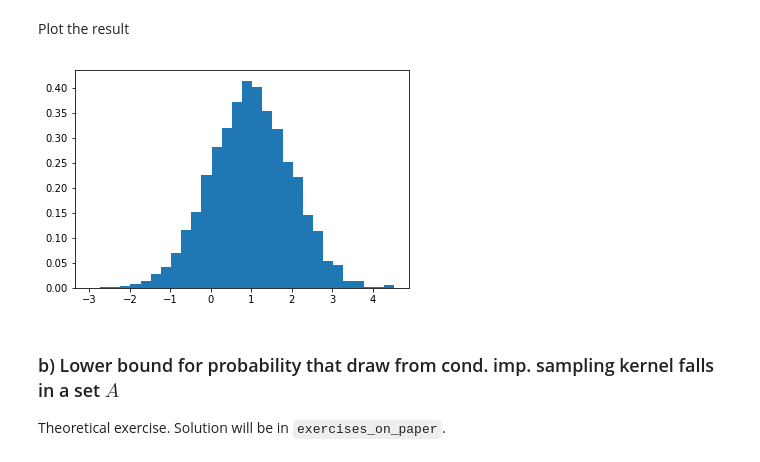
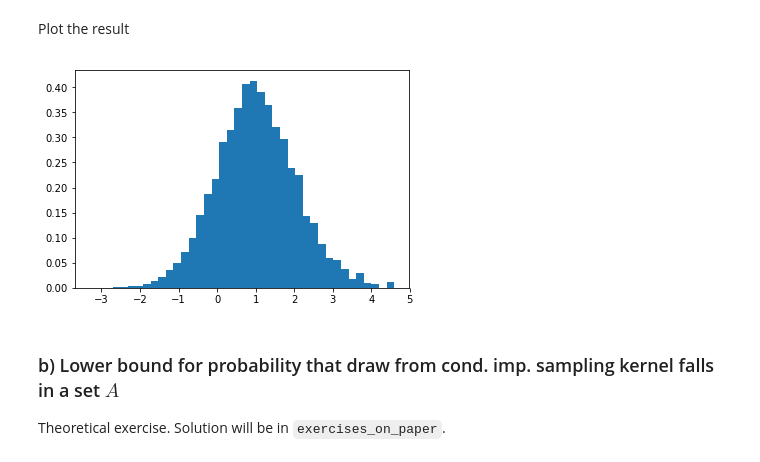
Before and after one commit to cyianor/smc2017, a Jupyter notebook: solutions/code/Python/fheld/exIV.ipynb, the cells around one changed output. Cells and saved outputs as stored; diff of their text form; code cells hidden in the pictures.

```diff
--- a/solutions/code/Python/fheld/exIV.ipynb
+++ b/solutions/code/Python/fheld/exIV.ipynb
@@ -263,14 +272,14 @@ def cond_imp_sampling_kernel(x, N=2):
     ws -= np.max(ws)
     ws = np.exp(ws) / np.sum(np.exp(ws))
 
-    return xs[np.random.choice(range(N), 1, p=ws)]
+    return xs[np.random.choice(range(N), size=1, p=ws)[0]]
 # %% [markdown]
 Use that kernel to sample from the target distribution.
 # %%
 def cond_imp_sampling_mcmc(M=1000, N=2):
     # Initialisation
     xs = np.zeros((M + 1,))
-    for m in tqdm(range(M)):
+    for m in tqdm_notebook(range(M)):
         xs[m + 1] = cond_imp_sampling_kernel(xs[m], N=N)
 
     return xs
@@ -282,9 +295,9 @@ xs = cond_imp_sampling_mcmc(M=70000)
 Plot the result
 # %%
 fig, ax = plt.subplots()
-ax.hist(xs, normed=True, bins=30);
+ax.hist(xs, normed=True, bins=40);
 # %% [output]
-[figure, old version]
+[figure, new version]
 # %% [markdown]
 ### b) Lower bound for probability that draw from cond. imp. sampling kernel falls in a set $A$
 
```
Also changed, not shown: parts of 37 cells of this notebook.
